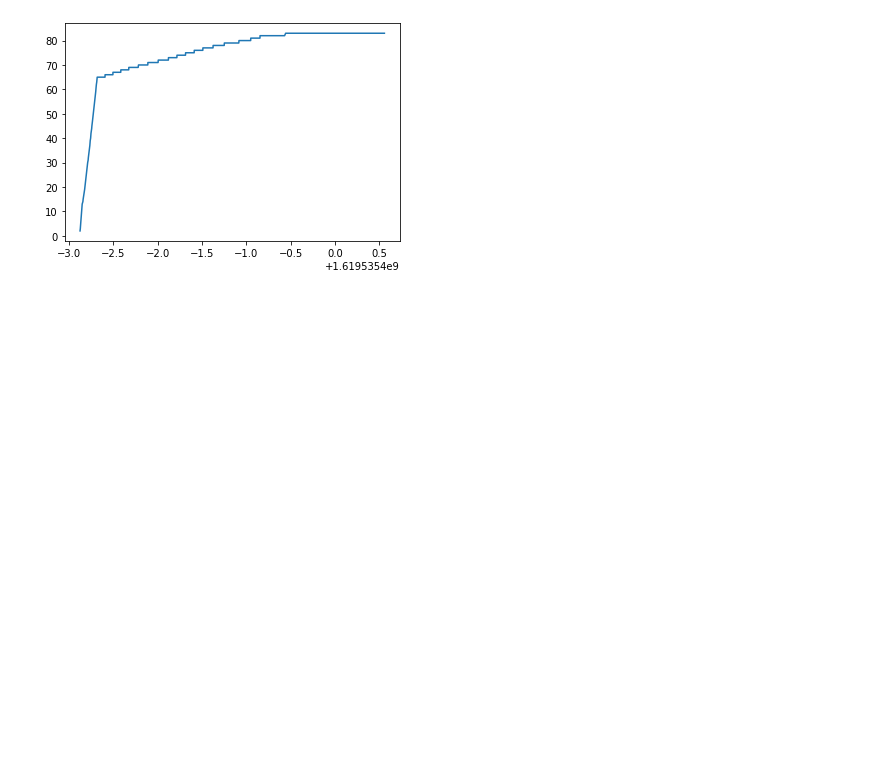
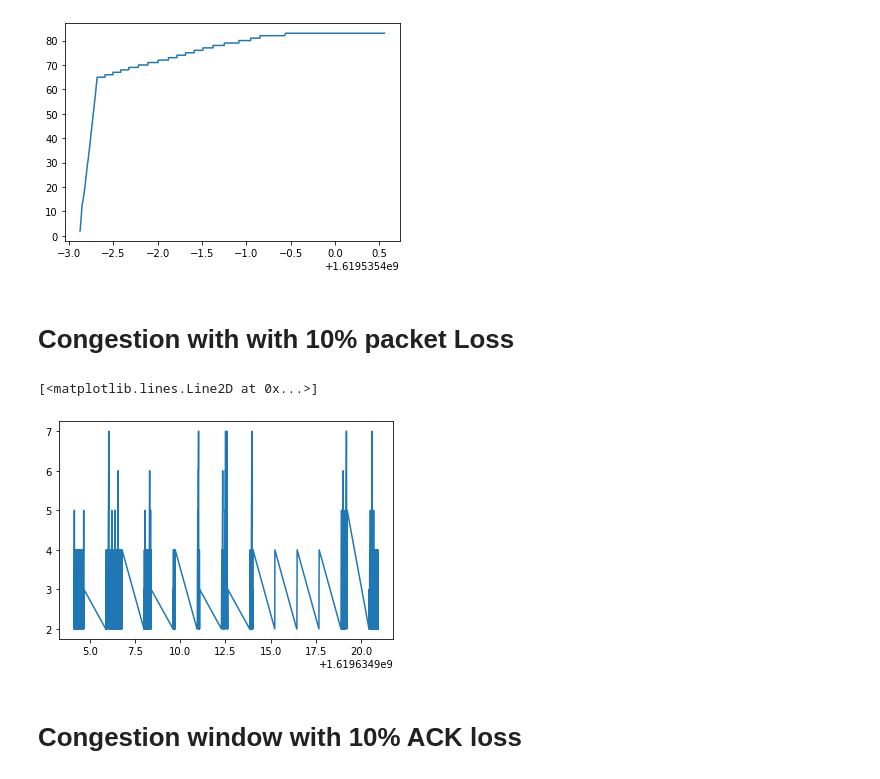
Before and after one commit to taoprajjwal/Project2-Prajjwal-Romeno, a Jupyter notebook: obj/Plot Congestion window.ipynb, the cells around one changed output. Saved outputs shown, nothing was run; the diff lists cells and outputs as text; code cells hidden in the pictures; blank space fills up the shorter version.

```diff
--- a/obj/Plot Congestion window.ipynb
+++ b/obj/Plot Congestion window.ipynb
@@ -1,3 +1,8 @@
 # %%
 import matplotlib.pyplot as plt
 import pandas as pd
+# %%
+def process_df(file_name):
+    df=pd.read_csv(file_name,names=["Time:s","Time:us",'Window'],dtype=float)
+    df["Time"]=df["Time:s"]+df["Time:us"]*(1.0/1000000)
+    return df
@@ -26,3 +15,14 @@ plt.plot(df["Time"],df["Window"])
 # %% [output]
 [<matplotlib.lines.Line2D at 0x...>]
 [figure]
+# %% [markdown]
+# Congestion with with 10% packet Loss
+# %%
+df=process_df("CWND_downlink_loss=0.1.csv")
+# %%
+plt.plot(df["Time"],df["Window"])
+# %% [output]
+[<matplotlib.lines.Line2D at 0x...>]
+[figure, added]
+# %% [markdown]
+# Congestion window with 10% ACK loss
```
Also changed, not shown: parts of 10 cells of this notebook, 7 other files.
